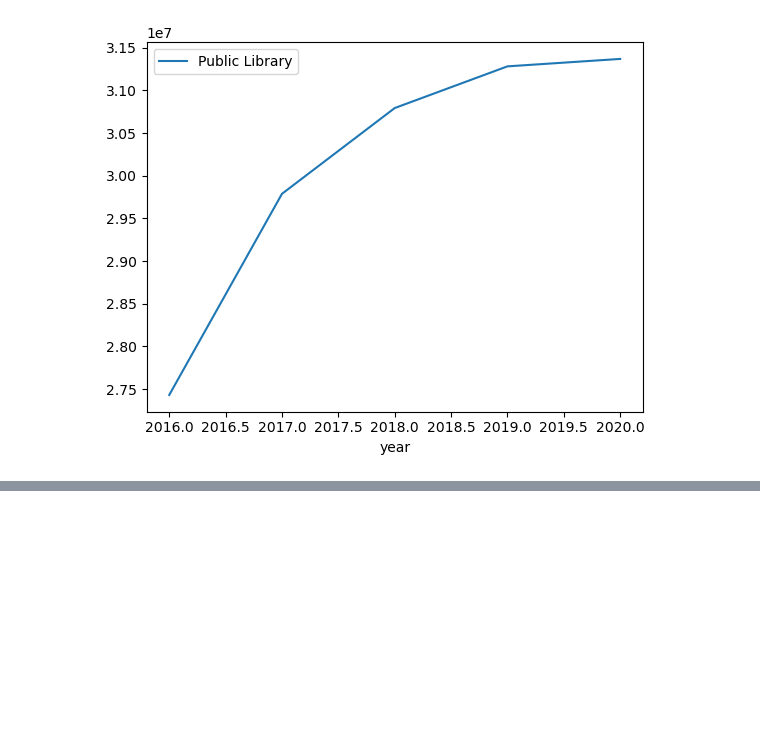
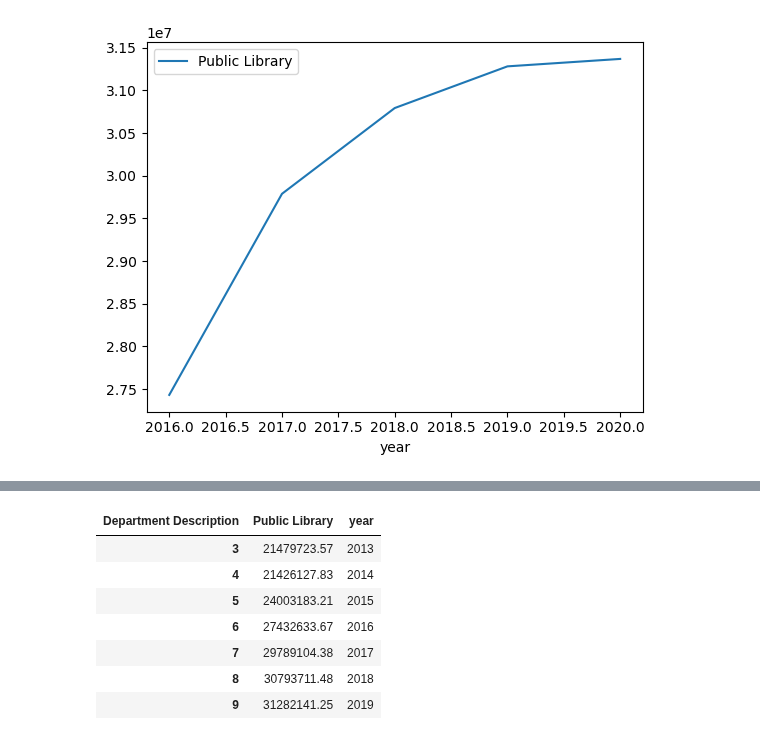
Before and after one commit to jwhankins177/capstone-budget-impact-jupyternb-python, a Jupyter notebook: notebooks/library.ipynb, the cells around one changed output, grey strips where cells are left out. Cells and saved outputs as stored; diff of their text form; code cells hidden in the pictures; blank space fills up the shorter version.

```diff
--- a/notebooks/library.ipynb
+++ b/notebooks/library.ipynb
@@ -153,0 +182,11 @@ Text(0, 0.5, 'Percentage')
+# %%
+pl_act
+# %% [output]
+| Department Description | Public Library | year |
+| 3 | 21479723.57 | 2013 |
+| 4 | 21426127.83 | 2014 |
+| 5 | 24003183.21 | 2015 |
+| 6 | 27432633.67 | 2016 |
+| 7 | 29789104.38 | 2017 |
+| 8 | 30793711.48 | 2018 |
+| 9 | 31282141.25 | 2019 |
```
Also changed, not shown: parts of 12 cells of this notebook, 8 other files.
